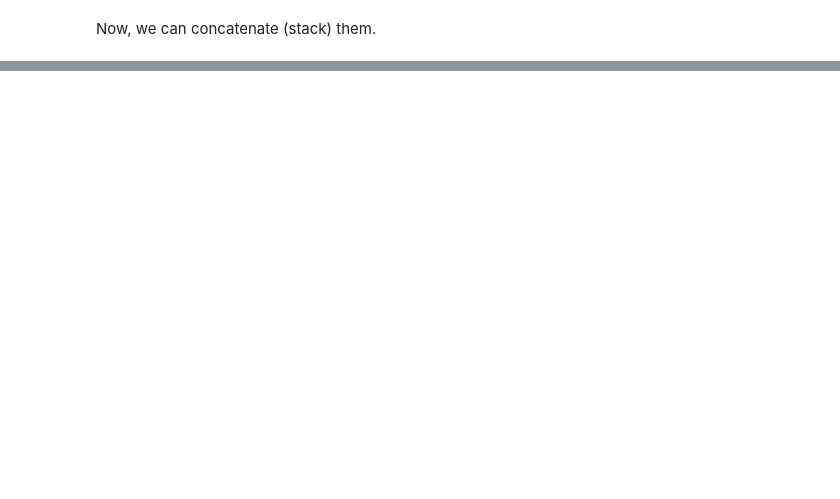
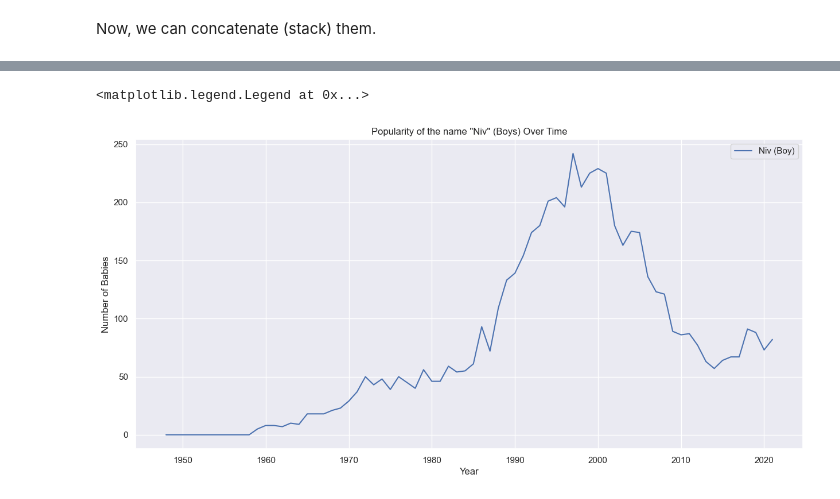
Before and after one commit to Niv20/Data-Science, a Jupyter notebook: ex-1/C-pandas-features.ipynb, the cells around one changed output, grey strips where cells are left out. Drawn from its saved outputs; the diff is of its cells as text; code cells hidden in the pictures; blank space fills up the shorter version.

```diff
--- a/ex-1/C-pandas-features.ipynb
+++ b/ex-1/C-pandas-features.ipynb
@@ -583,0 +673,22 @@ names_boys_df.plot(kind='scatter', x='2000', y='2021', title='2000 vs 2021 Popul
+# %%
+# First, we need to get the data for the name 'Niv' from the boys DataFrame
+niv_boy_data = names_boys_df.loc[names_boys_df['first_name'] == 'Niv']
+
+# Get the list of all year columns for our x-axis
+year_columns = [year for year in range(1948, 2022)] # 2022 to include 2021
+
+# Get the values (y-axis)
+# We use .loc[...].values[0] to get the single row of data as a list
+boy_counts = niv_boy_data[year_columns].fillna(0).values[0]
+
+# Create the plot
+plt.figure(figsize=(15, 7)) # Make the figure larger
+plt.plot(year_columns, boy_counts, label='Niv (Boy)')
+# Add titles and labels
+plt.title('Popularity of the name "Niv" (Boys) Over Time')
+plt.xlabel('Year')
+plt.ylabel('Number of Babies')
+plt.legend()
+# %% [output]
+<matplotlib.legend.Legend at 0x...>
+[figure, added]
```
Also changed, not shown: parts of 35 cells of this notebook.
